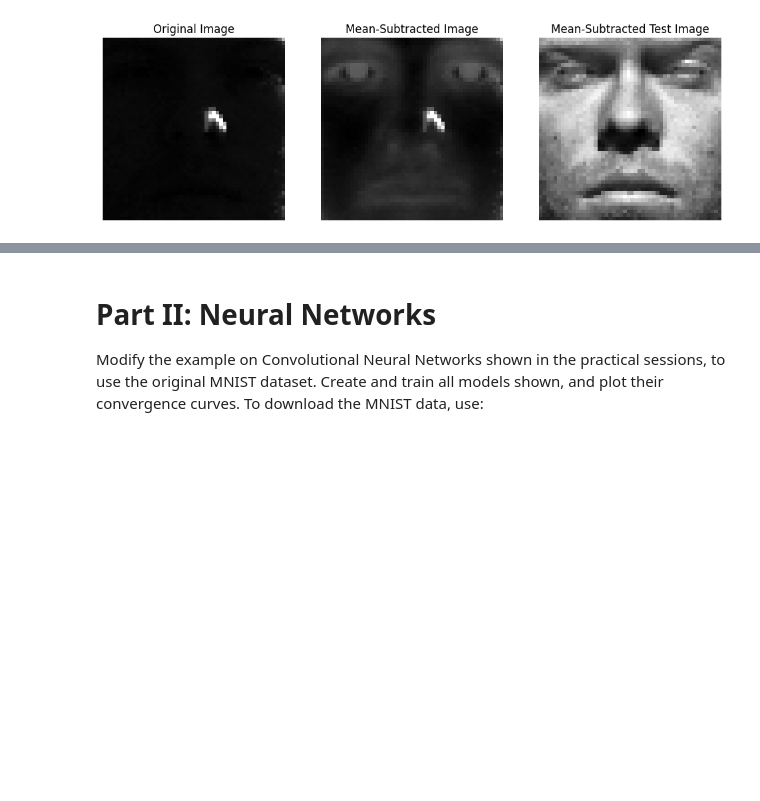
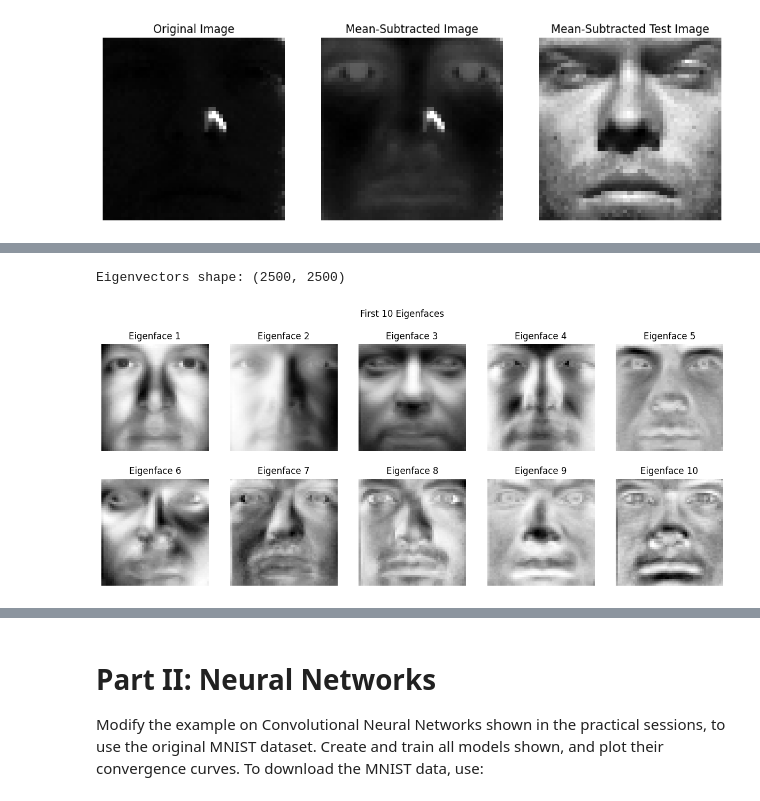
Before and after one commit to bsanchezv/ENEI-2025-ML2-Tarea2, a Jupyter notebook: src/ML2_Assignment2_Solution.ipynb, the cells around one changed output, grey strips where cells are left out. Saved outputs shown, nothing was run; the diff lists cells and outputs as text; code cells hidden in the pictures; blank space fills up the shorter version.

```diff
--- a/src/ML2_Assignment2_Solution.ipynb
+++ b/src/ML2_Assignment2_Solution.ipynb
@@ -203,0 +163,28 @@ $$
+# %%
+# Compute eigendecomposition of X^T X
+XTX = np.dot(X.T, X)
+eigenvalues, V = np.linalg.eig(XTX)
+
+# Sort eigenvectors by eigenvalues (descending order)
+idx = np.argsort(eigenvalues)[::-1]
+eigenvalues = eigenvalues[idx]
+V = V[:, idx]
+
+# Convert to real values (in case of small imaginary parts due to numerical errors)
+V = np.real(V)
+
+print(f"Eigenvectors shape: {V.shape}")
+
+# Display first 10 eigenfaces
+plt.figure(figsize=(15, 6))
+for i in range(10):
+    plt.subplot(2, 5, i+1)
+    eigenface = V[:, i].reshape(50, 50)
+    plt.imshow(eigenface, cmap=cm.Greys_r)
+    plt.title(f"Eigenface {i+1}")
+    plt.axis('off')
+plt.suptitle("First 10 Eigenfaces")
+plt.show()
+# %% [output]
+Eigenvectors shape: (2500, 2500)
+[figure, added]
```
Also changed, not shown: parts of 17 cells of this notebook.
